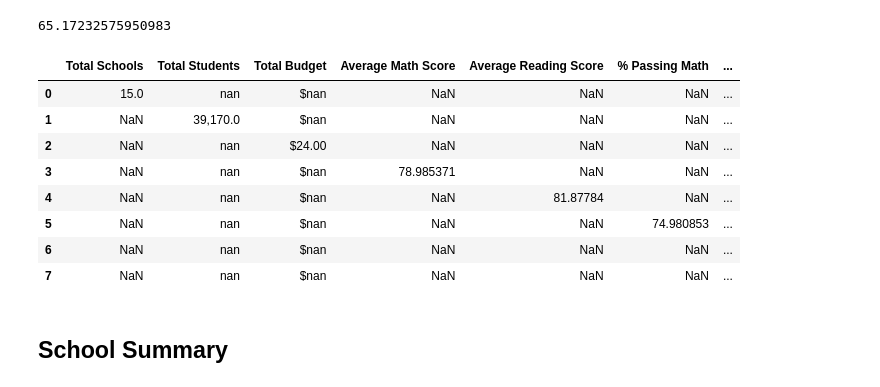
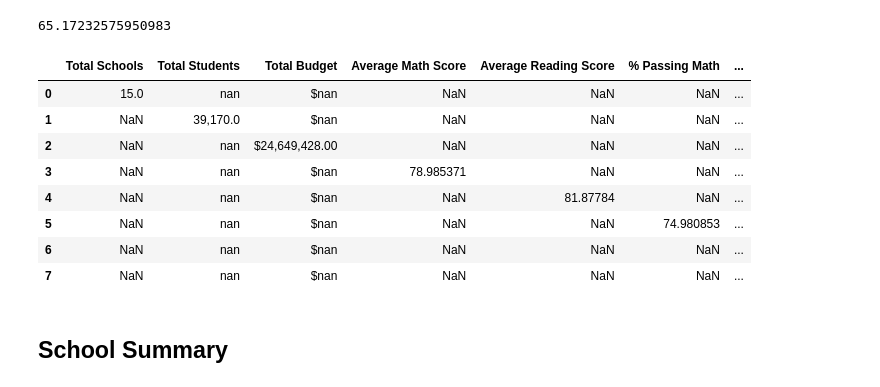
Before and after one commit to dragatuso/pandas-challenge, a Jupyter notebook: PyCitySchools/PyCitySchools_starter.ipynb, the cells around one changed output. Saved outputs shown, nothing was run; the diff lists cells and outputs as text; code cells hidden in the pictures.

```diff
--- a/PyCitySchools/PyCitySchools_starter.ipynb
+++ b/PyCitySchools/PyCitySchools_starter.ipynb
@@ -82,22 +82,22 @@ overall_passing_rate
 65.17232575950983
 # %%
 # Create a high-level snapshot of the district's key metrics in a DataFrame
-district_summary = pd.DataFrame([{'Total Schools':school_count},{'Total Students':student_count},{'Total Budget':24},{'Average Math Score':average_math_score},{'Average Reading Score':average_reading_score},
+district_summary = pd.DataFrame([{'Total Schools':school_count},{'Total Students':student_count},{'Total Budget':total_budget},{'Average Math Score':average_math_score},{'Average Reading Score':average_reading_score},
                                  {'% Passing Math':passing_math_percentage},{'% Passing Reading':passing_reading_percentage},{'% Overall Passing':overall_passing_rate}])
 
 
 
 # Formatting
 district_summary["Total Students"] = district_summary["Total Students"].map("{:,}".format)
 district_summary["Total Budget"] = district_summary["Total Budget"].map("${:,.2f}".format)
 
 # Display the DataFrame
 district_summary
 # %% [output]
 |  | Total Schools | Total Students | Total Budget | Average Math Score | Average Reading Score | % Passing Math | ... |
 | 0 | 15.0 | nan | $nan | NaN | NaN | NaN | ... |
 | 1 | NaN | 39,170.0 | $nan | NaN | NaN | NaN | ... |
-| 2 | NaN | nan | $24.00 | NaN | NaN | NaN | ... |
+| 2 | NaN | nan | $24,649,428.00 | NaN | NaN | NaN | ... |
 | 3 | NaN | nan | $nan | 78.985371 | NaN | NaN | ... |
 | 4 | NaN | nan | $nan | NaN | 81.87784 | NaN | ... |
 | 5 | NaN | nan | $nan | NaN | NaN | 74.980853 | ... |
```
Also changed, not shown: parts of 6 cells of this notebook.
